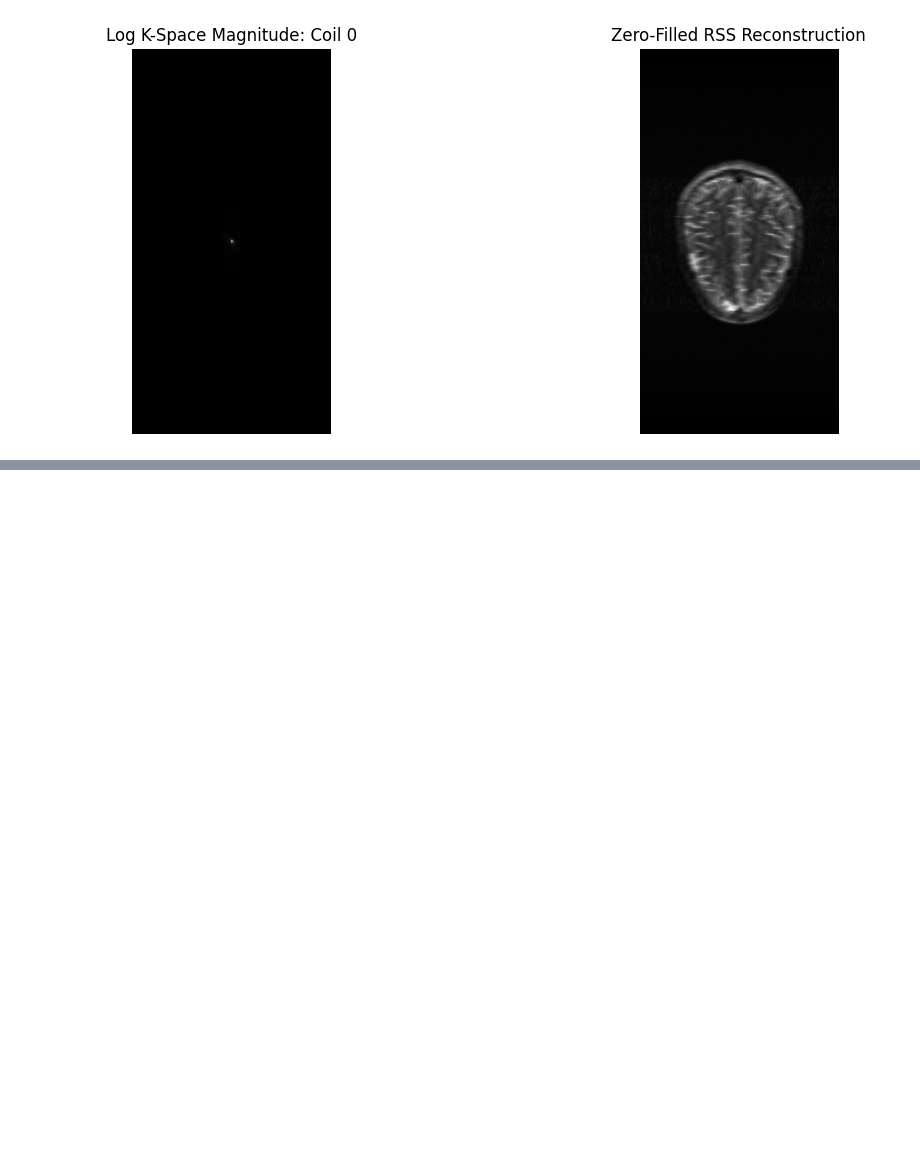
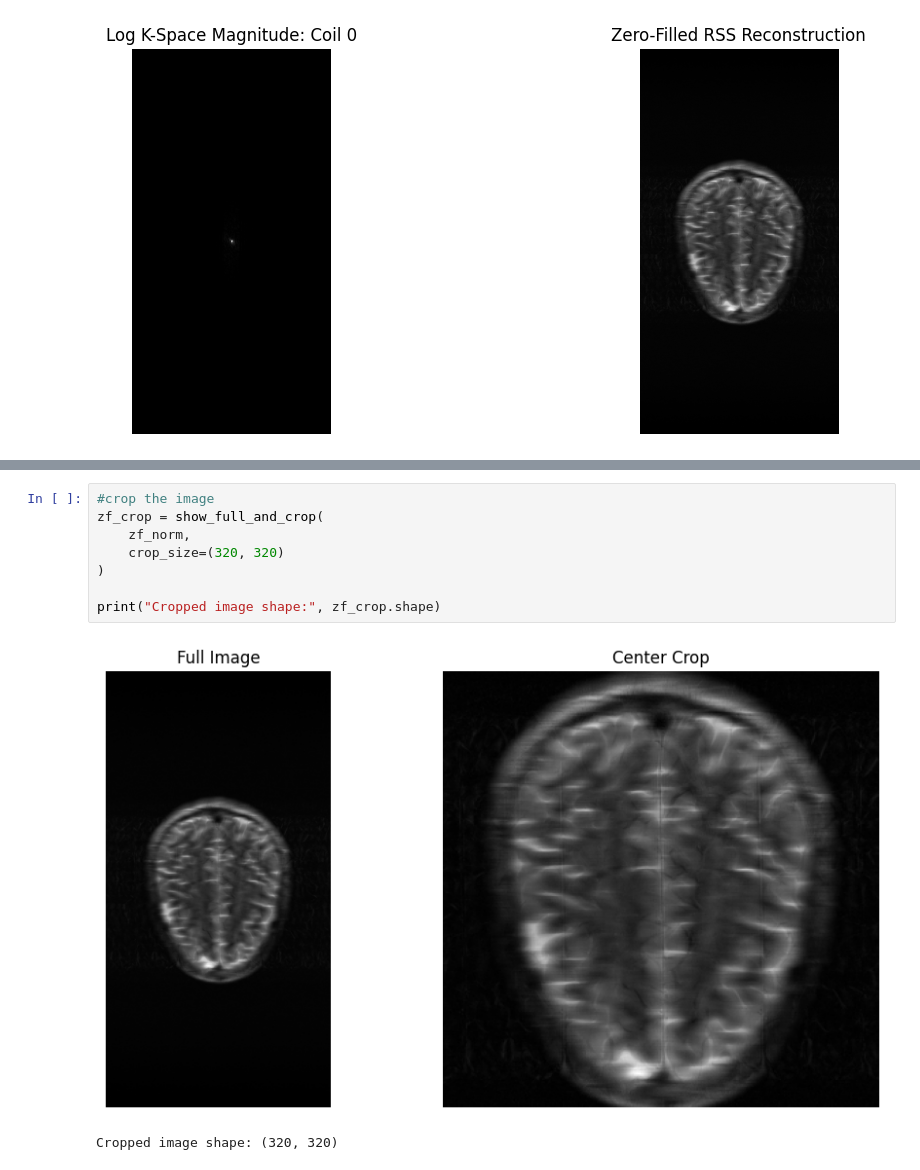
Before and after one commit to SILAS-RANSFORD-OSEI/reliability-aware-ssdu-mri, a Jupyter notebook: 01_real_fastmri_zero_filled_reconstruction.ipynb, the cells around one changed output, grey strips where cells are left out. Drawn from its saved outputs; the diff is of its cells as text; blank space fills up the shorter version.

```diff
--- a/01_real_fastmri_zero_filled_reconstruction.ipynb
+++ b/01_real_fastmri_zero_filled_reconstruction.ipynb
@@ -236,0 +276,11 @@ Max intensity: 0.00045775695
+# %%
+#crop the image
+zf_crop = show_full_and_crop(
+    zf_norm,
+    crop_size=(320, 320)
+)
+
+print("Cropped image shape:", zf_crop.shape)
+# %% [output]
+[figure, added]
+Cropped image shape: (320, 320)
```
Also changed, not shown: parts of 4 cells of this notebook.
